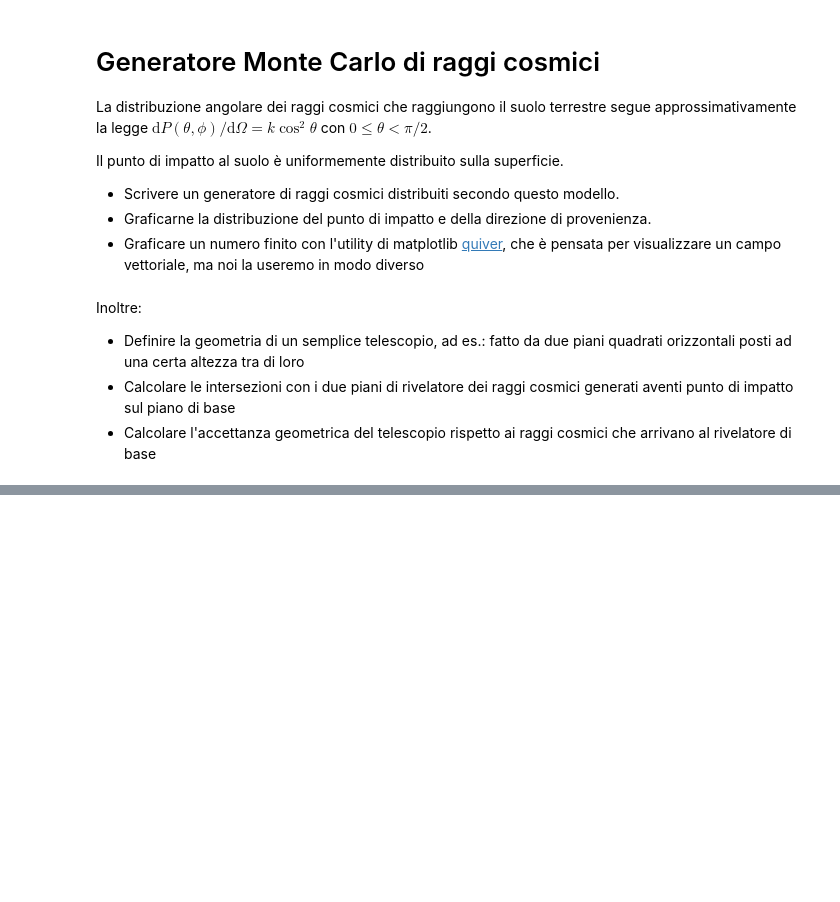
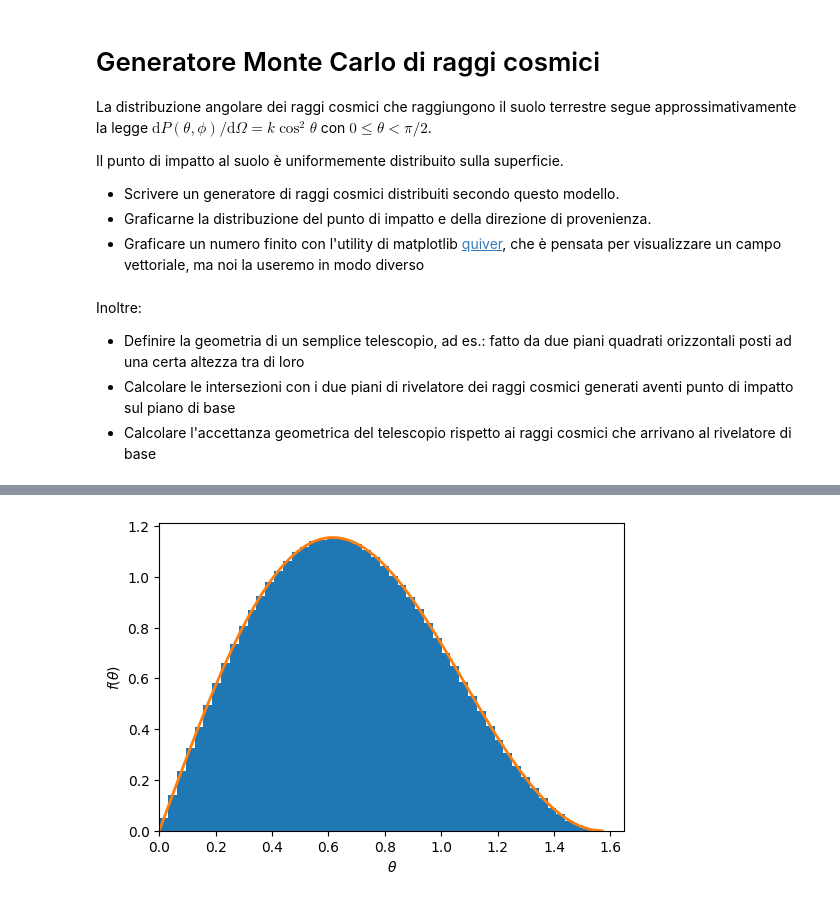
Before and after one commit to lucalista/analisi-dati-2026, a Jupyter notebook: 09.01.00__Generatore_Monte_Carlo_di_raggi_cosmici.ipynb, the cells around one changed output, grey strips where cells are left out. Cells and saved outputs as stored; diff of their text form; code cells hidden in the pictures; blank space fills up the shorter version.

```diff
--- a/09.01.00__Generatore_Monte_Carlo_di_raggi_cosmici.ipynb
+++ b/09.01.00__Generatore_Monte_Carlo_di_raggi_cosmici.ipynb
@@ -24,0 +88,12 @@ dove $k$ è una costante di normalizzazione e $0\le \theta <\pi/2$
+# %%
+plt.figure(figsize = (6, 4))
+plt.hist(th, density=True, bins=50)
+xpts = np.linspace(0, math.pi/2, 100)
+ypts = 3*np.sin(xpts)*np.cos(xpts)**2
+plt.plot(xpts, ypts, linewidth=2)
+plt.xlabel(r'$\theta$')
+plt.ylabel(r'$f(\theta)$')
+plt.xlim(0)
+plt.show()
+# %% [output]
+[figure, added]
```
Also changed, not shown: parts of 22 cells of this notebook.
